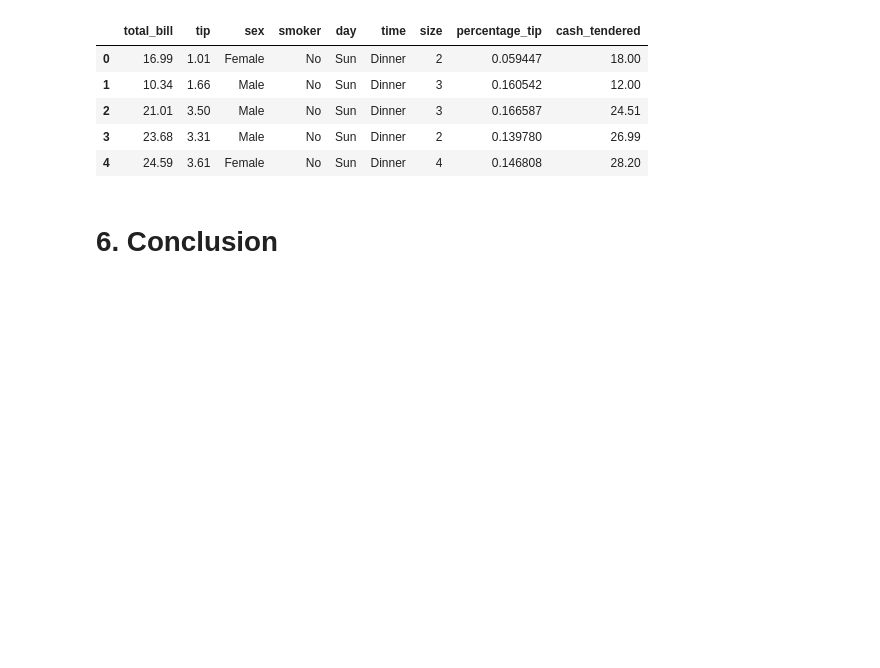
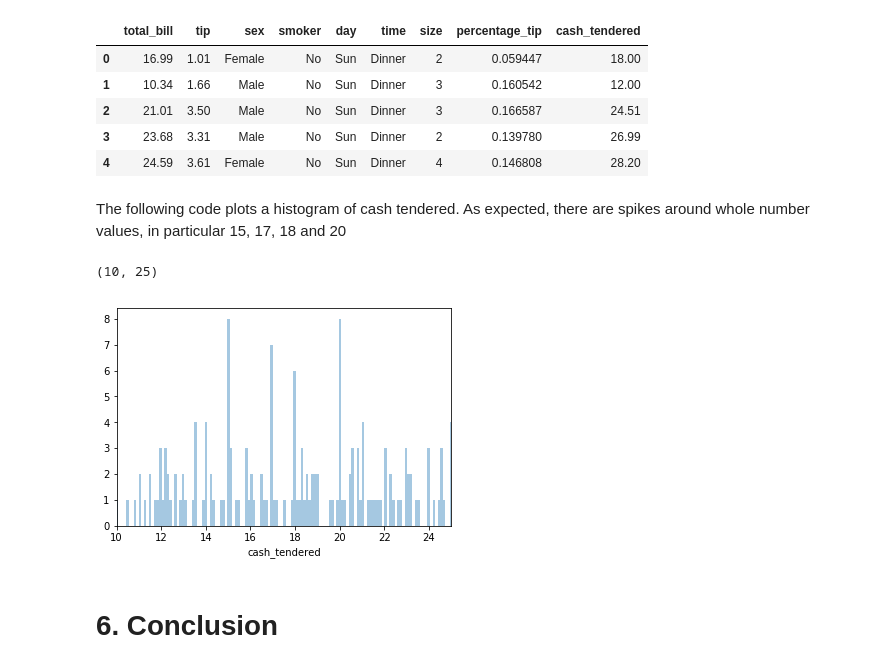
Before and after one commit to michealcannon/fundamentals-project, a Jupyter notebook: Tips Dataset.ipynb, the cells around one changed output. Cells and saved outputs as stored; diff of their text form; code cells hidden in the pictures; blank space fills up the shorter version.

Commit message:
added histogram of cash tendered with explanation

```diff
--- a/Tips Dataset.ipynb
+++ b/Tips Dataset.ipynb
@@ -216,6 +216,14 @@ tips.head() # show first 5 lines of "tips"
 | 2 | 21.01 | 3.50 | Male | No | Sun | Dinner | 3 | 0.166587 | 24.51 |
 | 3 | 23.68 | 3.31 | Male | No | Sun | Dinner | 2 | 0.139780 | 26.99 |
 | 4 | 24.59 | 3.61 | Female | No | Sun | Dinner | 4 | 0.146808 | 28.20 |
+# %% [markdown]
+The following code plots a histogram of cash tendered. As expected, there are spikes around whole number values, in particular 15, 17, 18 and 20
+# %%
+sns.distplot(tips['cash_tendered'], kde=False, bins=500);
+plt.xlim(10,25) # set x axis limits between 10 and 25; adapted from https://python-graph-gallery.com/44-control-axis-limits-of-plot-seaborn/
+# %% [output]
+(10, 25)
+[figure, added]
 # %% [markdown]
 # 6. Conclusion
 # %% [markdown]
```
Also changed, not shown: parts of 1 cell of this notebook.
